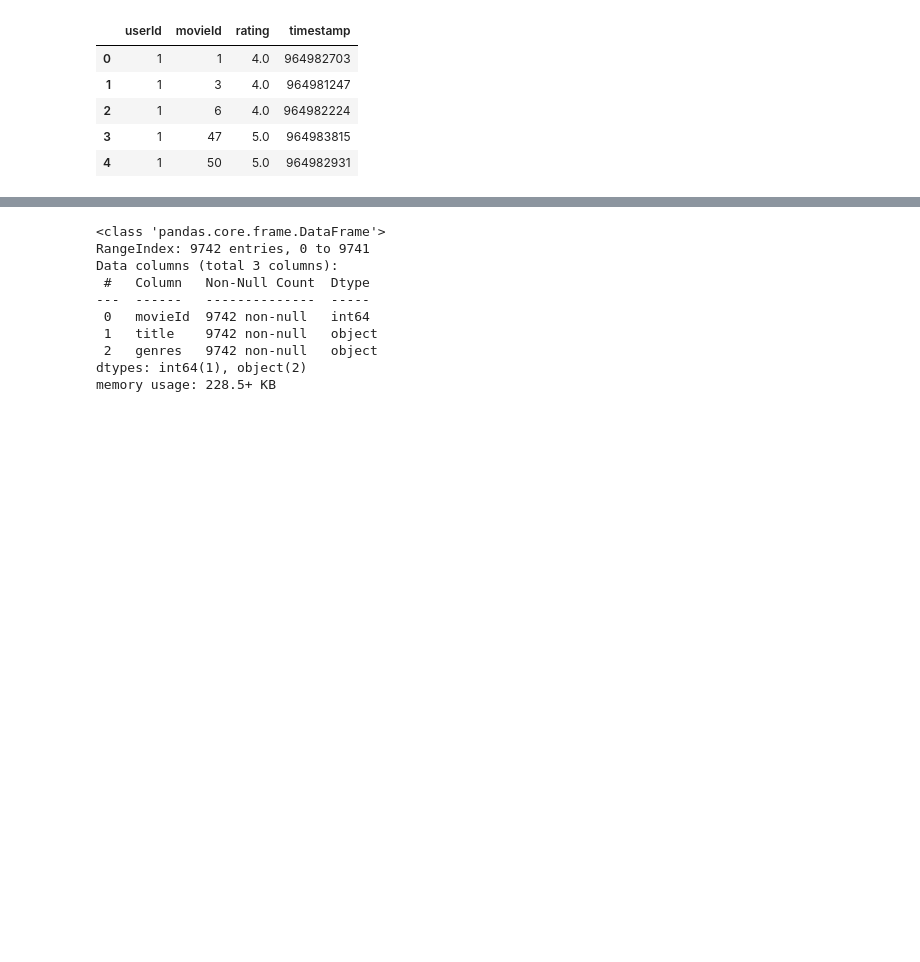
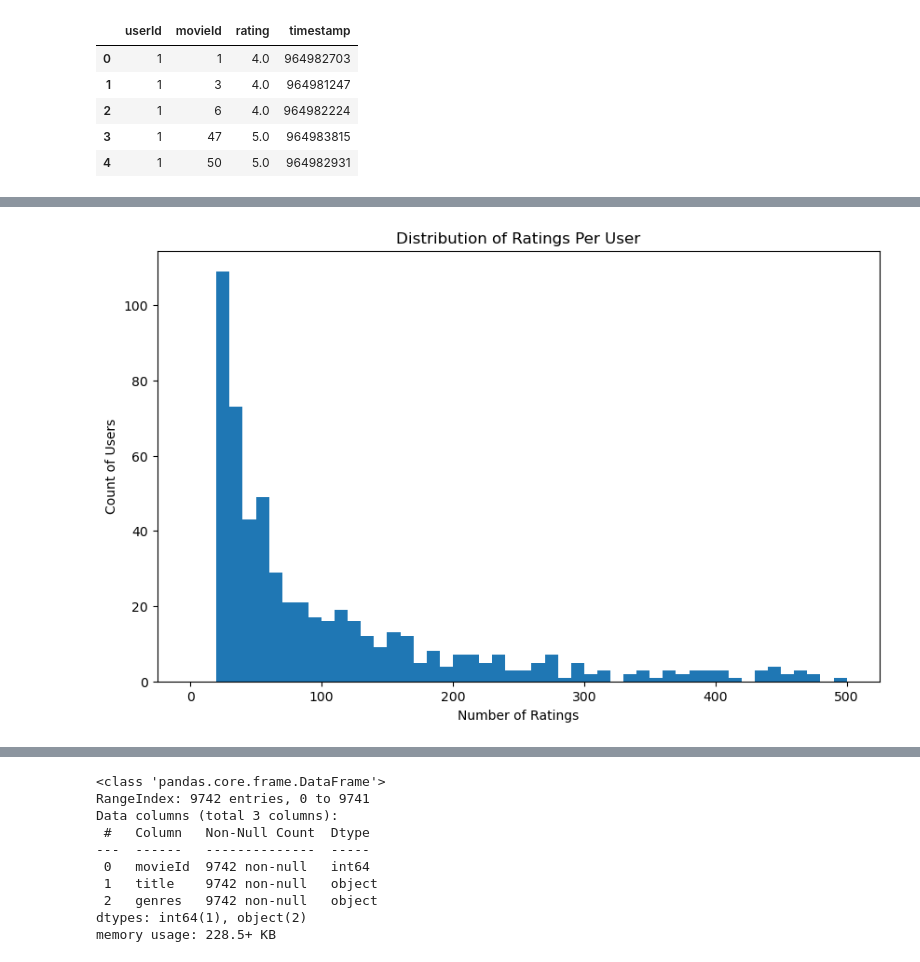
Before and after one commit to williambguo/ds-p4-project, a Jupyter notebook: notebooks/eda.ipynb, the cells around one changed output, grey strips where cells are left out. Saved outputs shown, nothing was run; the diff lists cells and outputs as text; code cells hidden in the pictures; blank space fills up the shorter version.

```diff
--- a/notebooks/eda.ipynb
+++ b/notebooks/eda.ipynb
@@ -45,0 +84,12 @@ ratings_df.head()
+# %%
+# Distribution of ratings per user
+ratings_per_user = ratings_df['userId'].value_counts()
+
+plt.figure(figsize=(10, 6))
+plt.hist(ratings_per_user, bins=50, range=(0, 500))
+plt.title('Distribution of Ratings Per User')
+plt.xlabel('Number of Ratings')
+plt.ylabel('Count of Users')
+plt.show()
+# %% [output]
+[figure, added]
```
Also changed, not shown: parts of 24 cells of this notebook, 2 other files.
